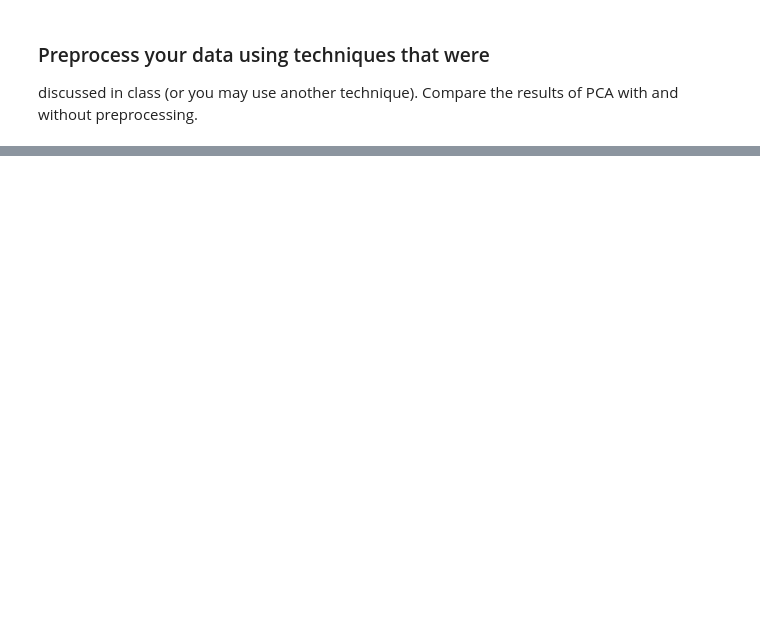
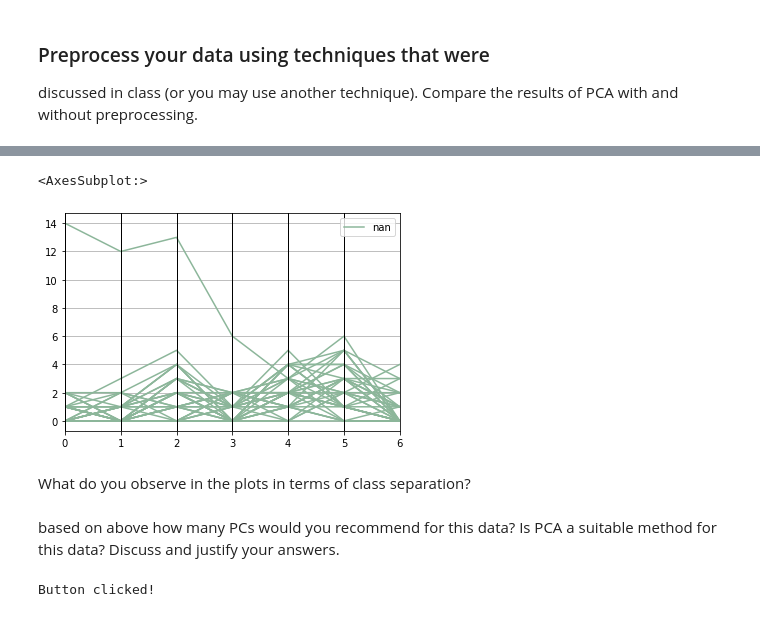
Before and after one commit to muznyahamed/sem7_Ml_assignment1, a Jupyter notebook: assignment2.ipynb, the cells around one changed output, grey strips where cells are left out. Saved outputs shown, nothing was run; the diff lists cells and outputs as text; code cells hidden in the pictures; blank space fills up the shorter version.

```diff
--- a/assignment2.ipynb
+++ b/assignment2.ipynb
@@ -241,0 +432,30 @@ for i, column in enumerate(data.columns):
+# %%
+labels_df = pd.DataFrame(labels,columns=['label'])
+data_with_label = pd.concat([data.iloc[:,:7], labels_df], axis=1)
+parallel_coordinates(data_with_label, class_column='label')
+# %% [output]
+<AxesSubplot:>
+[figure, added]
+# %% [markdown]
+
+What do you observe in the plots in terms of class
+separation?
+# %% [markdown]
+based on above how many PCs would you recommend for
+this data? Is PCA a suitable method for this data? Discuss
+and justify your answers.
+# %%
+import tkinter as tk
+
+def on_button_click():
+    print("Button clicked!")
+
+root = tk.Tk()
+root.title("My Window")
+
+button = tk.Button(root, text="Click me!", command=on_button_click)
+button.pack()
+
+root.mainloop()
+# %% [output]
+Button clicked!
```
Also changed, not shown: parts of 23 cells of this notebook.
